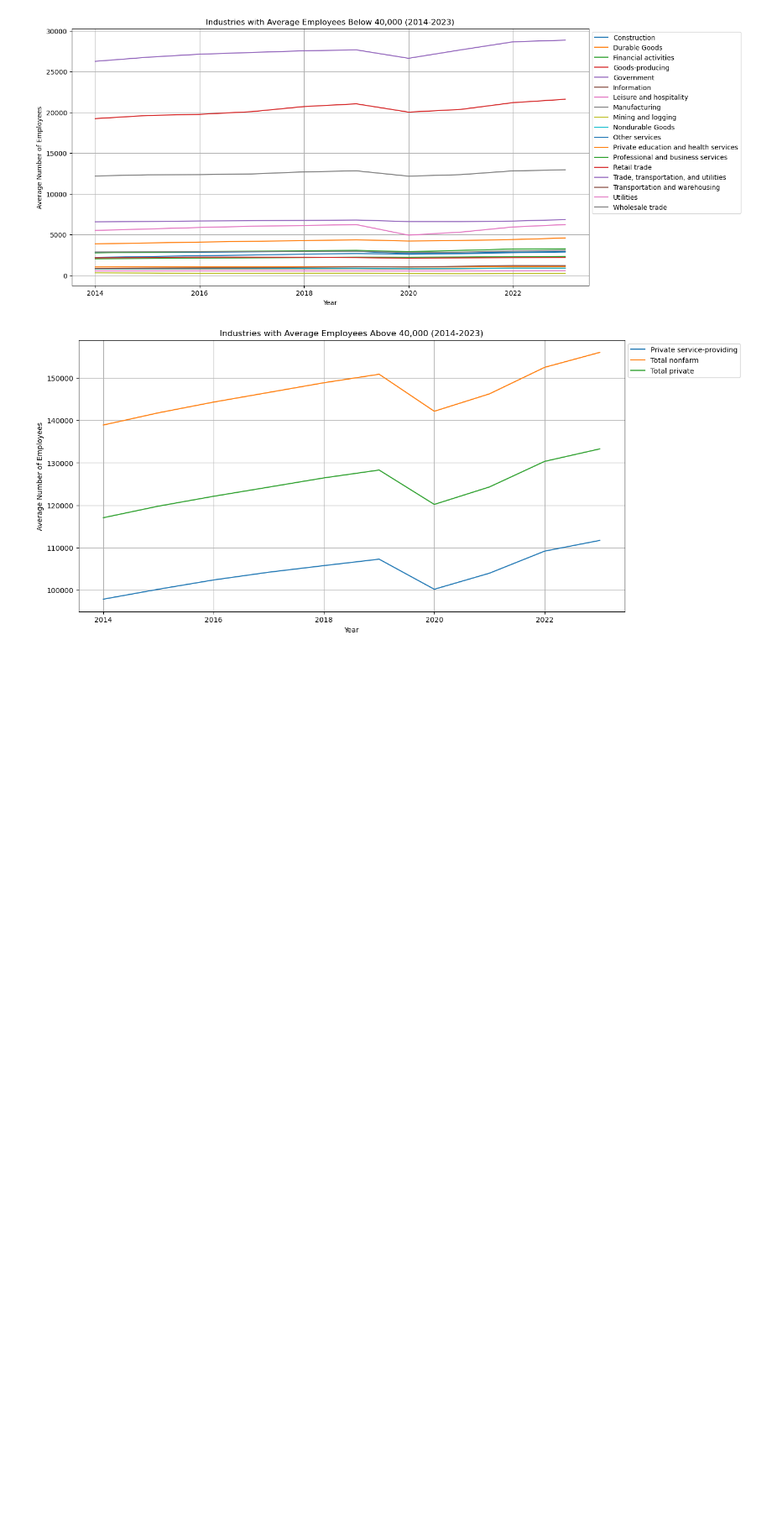
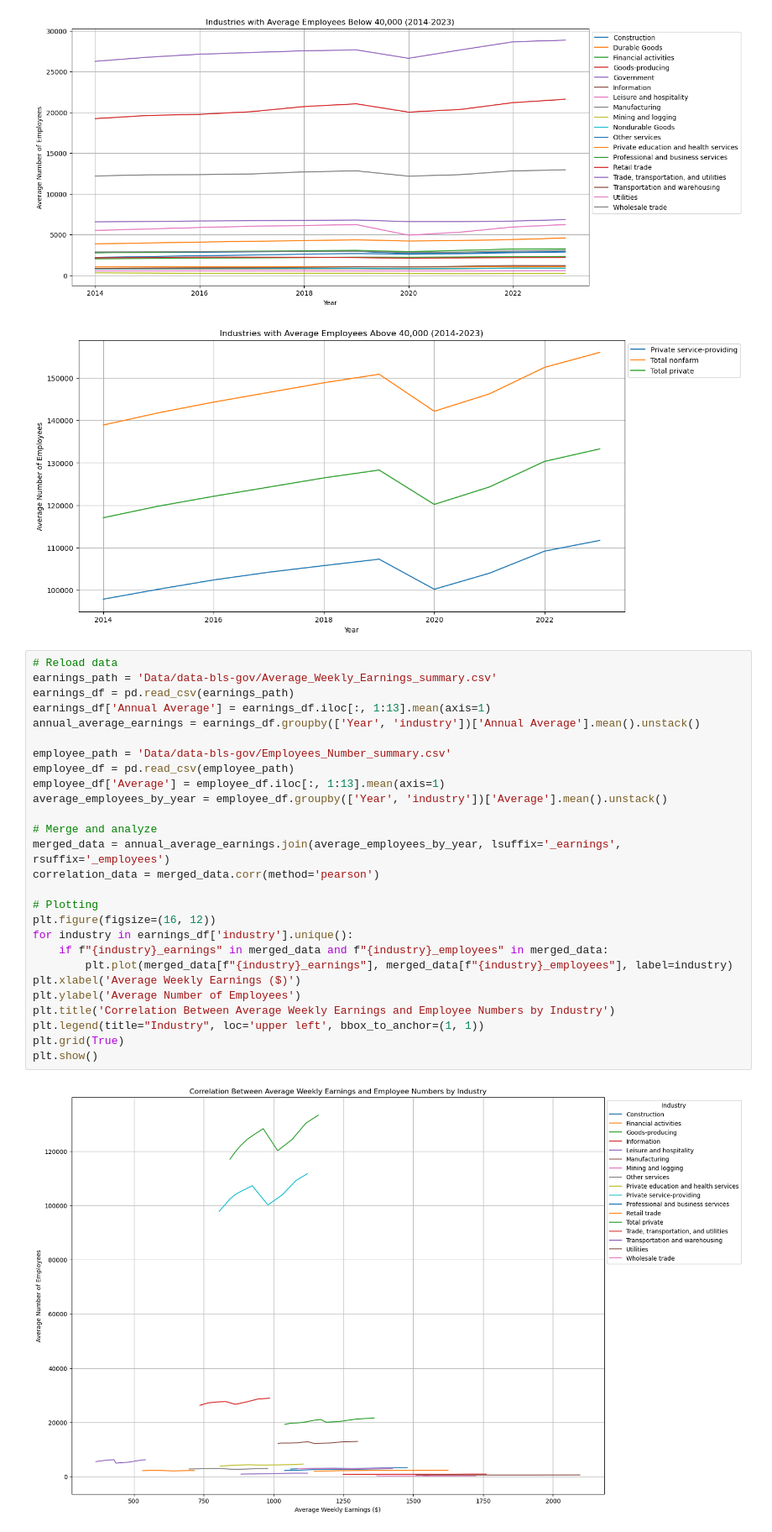
Before and after one commit to Zhen3408/2024Spr_projects, a Jupyter notebook: US_Industry_Analysis.ipynb, the cells around one changed output. Shown at 84% size. Saved outputs shown, nothing was run; the diff lists cells and outputs as text; blank space fills up the shorter version.

```diff
--- a/US_Industry_Analysis.ipynb
+++ b/US_Industry_Analysis.ipynb
@@ -409,3 +409,32 @@ plot_data(above_40000, 'Industries with Average Employees Above 40,000 (2014-202
 # %% [output]
 [figure]
 [figure]
+# %%
+# Reload data
+earnings_path = 'Data/data-bls-gov/Average_Weekly_Earnings_summary.csv'
+earnings_df = pd.read_csv(earnings_path)
+earnings_df['Annual Average'] = earnings_df.iloc[:, 1:13].mean(axis=1)
+annual_average_earnings = earnings_df.groupby(['Year', 'industry'])['Annual Average'].mean().unstack()
+
+employee_path = 'Data/data-bls-gov/Employees_Number_summary.csv'
+employee_df = pd.read_csv(employee_path)
+employee_df['Average'] = employee_df.iloc[:, 1:13].mean(axis=1)
+average_employees_by_year = employee_df.groupby(['Year', 'industry'])['Average'].mean().unstack()
+
+# Merge and analyze
+merged_data = annual_average_earnings.join(average_employees_by_year, lsuffix='_earnings', rsuffix='_employees')
+correlation_data = merged_data.corr(method='pearson')
+
+# Plotting
+plt.figure(figsize=(16, 12))
+for industry in earnings_df['industry'].unique():
+    if f"{industry}_earnings" in merged_data and f"{industry}_employees" in merged_data:
+        plt.plot(merged_data[f"{industry}_earnings"], merged_data[f"{industry}_employees"], label=industry)
+plt.xlabel('Average Weekly Earnings ($)')
+plt.ylabel('Average Number of Employees')
+plt.title('Correlation Between Average Weekly Earnings and Employee Numbers by Industry')
+plt.legend(title="Industry", loc='upper left', bbox_to_anchor=(1, 1))
+plt.grid(True)
+plt.show()
+# %% [output]
+[figure, added]
```
